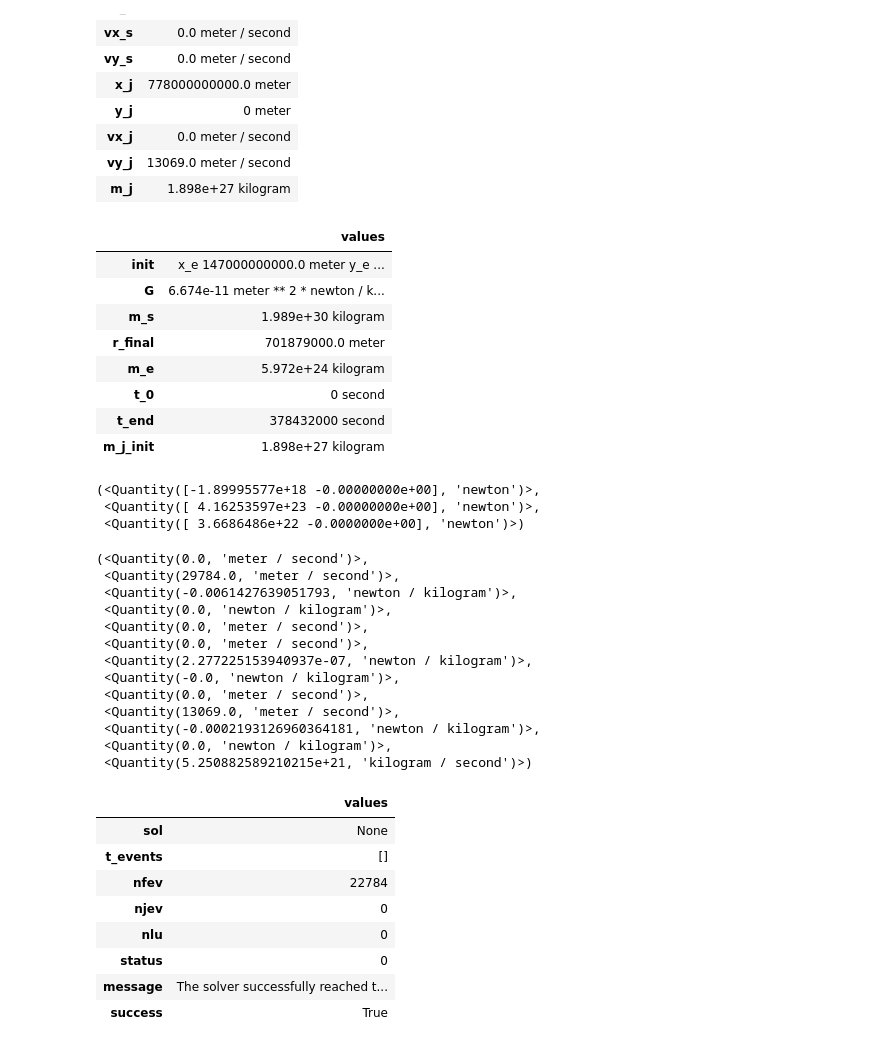
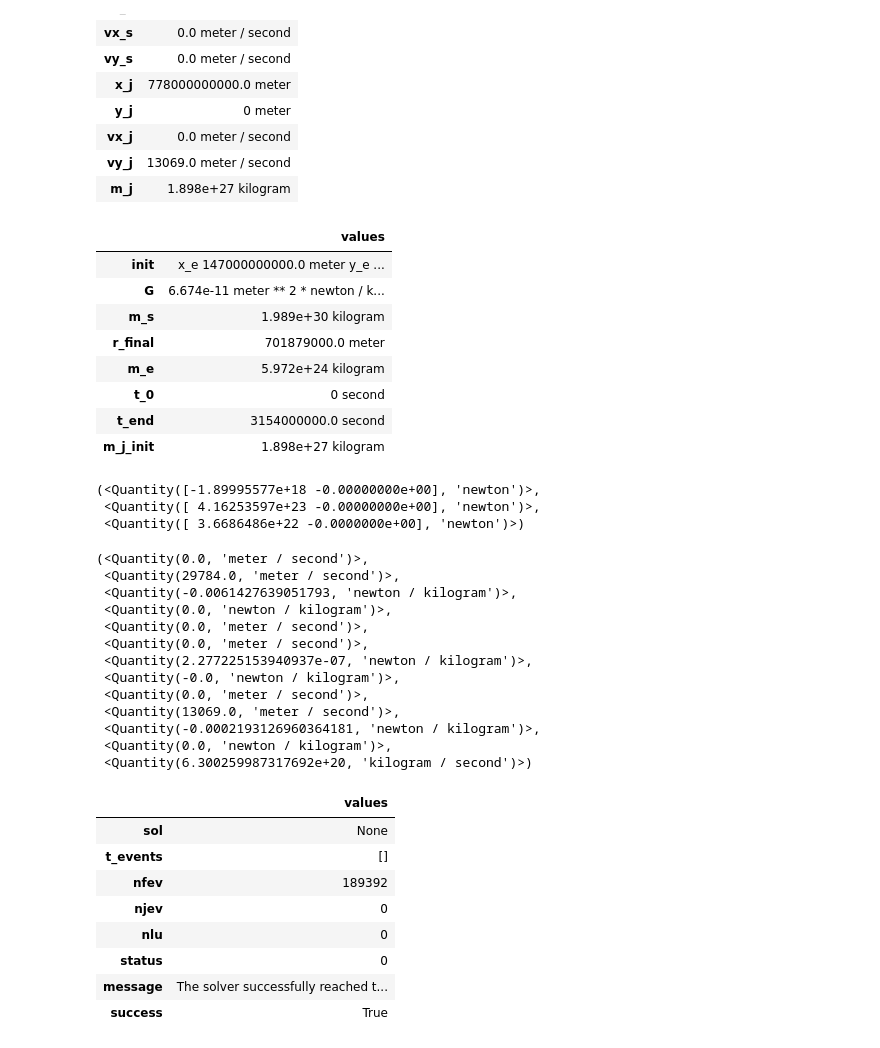
Before and after one commit to maiam6242/ModSimProject3, a Jupyter notebook: Project 3/P3.ipynb, the cells around one changed output. Cells and saved outputs as stored; diff of their text form; code cells hidden in the pictures.

```diff
--- a/Project 3/P3.ipynb
+++ b/Project 3/P3.ipynb
@@ -44,26 +44,26 @@ init = State(x_e = r_e, y_e = 0 * m, vx_e = 0 *m/s, vy_e = 29784 *m/s,
 # %%
 # Making a system object
 
 r_earth = 6.371e6 * m
 r_sun = 695.508e6 * m
 
 system = System(init=init,
                 G=6.674e-11 * N / kg**2 * m**2,
                 m_s=1.989e30 * kg,
                 r_final=r_sun + r_earth,
                 m_e=5.972e24 * kg,
                 t_0=0 * s,
-                t_end=378432000 * s,
+                t_end= 3.154e+9* s,
                 m_j_init = 1.898e27 * kg)
 # %% [output]
 |  | values |
 | init | x_e 147000000000.0 meter y_e ... |
 | G | 6.674e-11 meter ** 2 * newton / k... |
 | m_s | 1.989e+30 kilogram |
 | r_final | 701879000.0 meter |
 | m_e | 5.972e+24 kilogram |
 | t_0 | 0 second |
-| t_end | 378432000 second |
+| t_end | 3154000000.0 second |
 | m_j_init | 1.898e+27 kilogram |
 # %%
 # Here's a function that computes the force of gravity
@@ -165,7 +165,7 @@ slope_func(init, 50000, system)
  <Quantity(13069.0, 'meter / second')>,
  <Quantity(-0.0002193126960364181, 'newton / kilogram')>,
  <Quantity(0.0, 'newton / kilogram')>,
- <Quantity(5.250882589210215e+21, 'kilogram / second')>)
+ <Quantity(6.300259987317692e+20, 'kilogram / second')>)
 # %%
 #def event_func(state, t, system):
 #    x,y,vx,vy = state
@@ -182,7 +182,7 @@ details
 |  | values |
 | sol | None |
 | t_events | [] |
-| nfev | 22784 |
+| nfev | 189392 |
 | njev | 0 |
 | nlu | 0 |
 | status | 0 |
```
Also changed, not shown: parts of 2 cells of this notebook, 1 other file.
